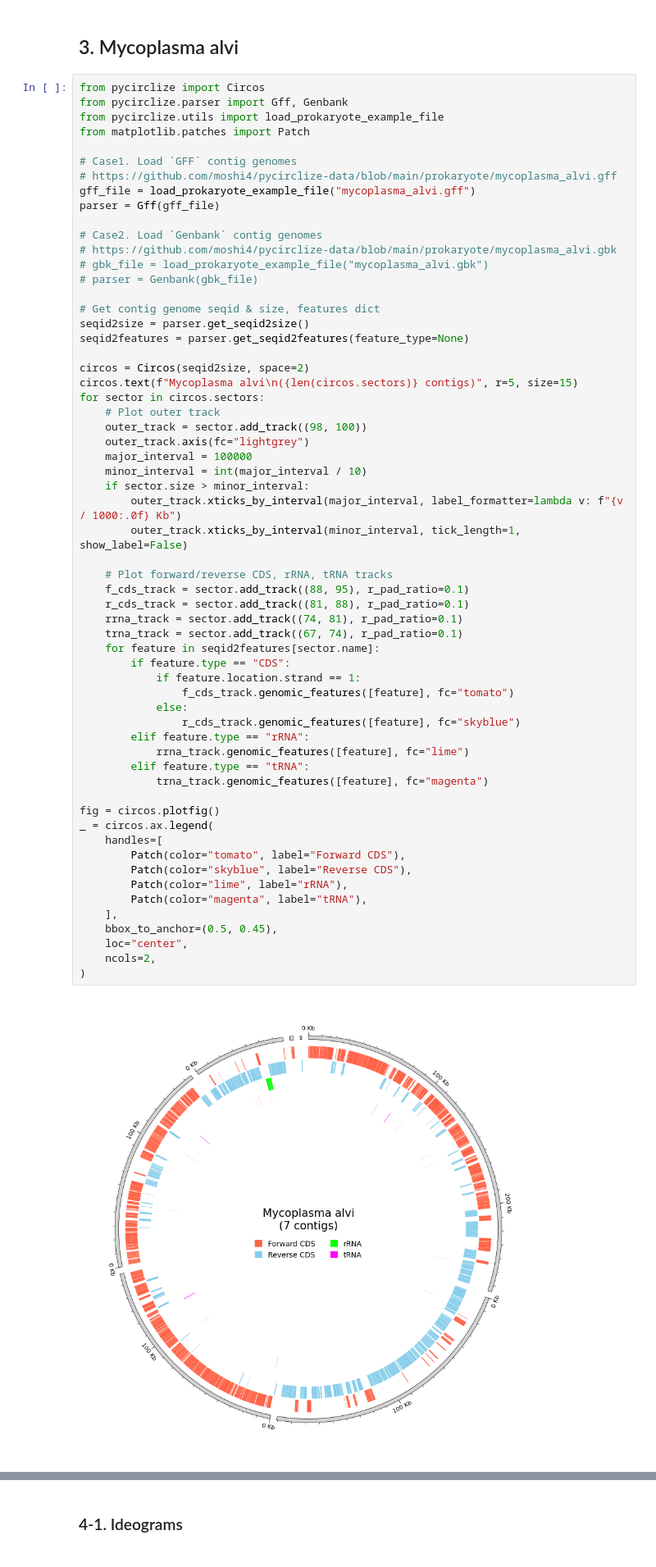
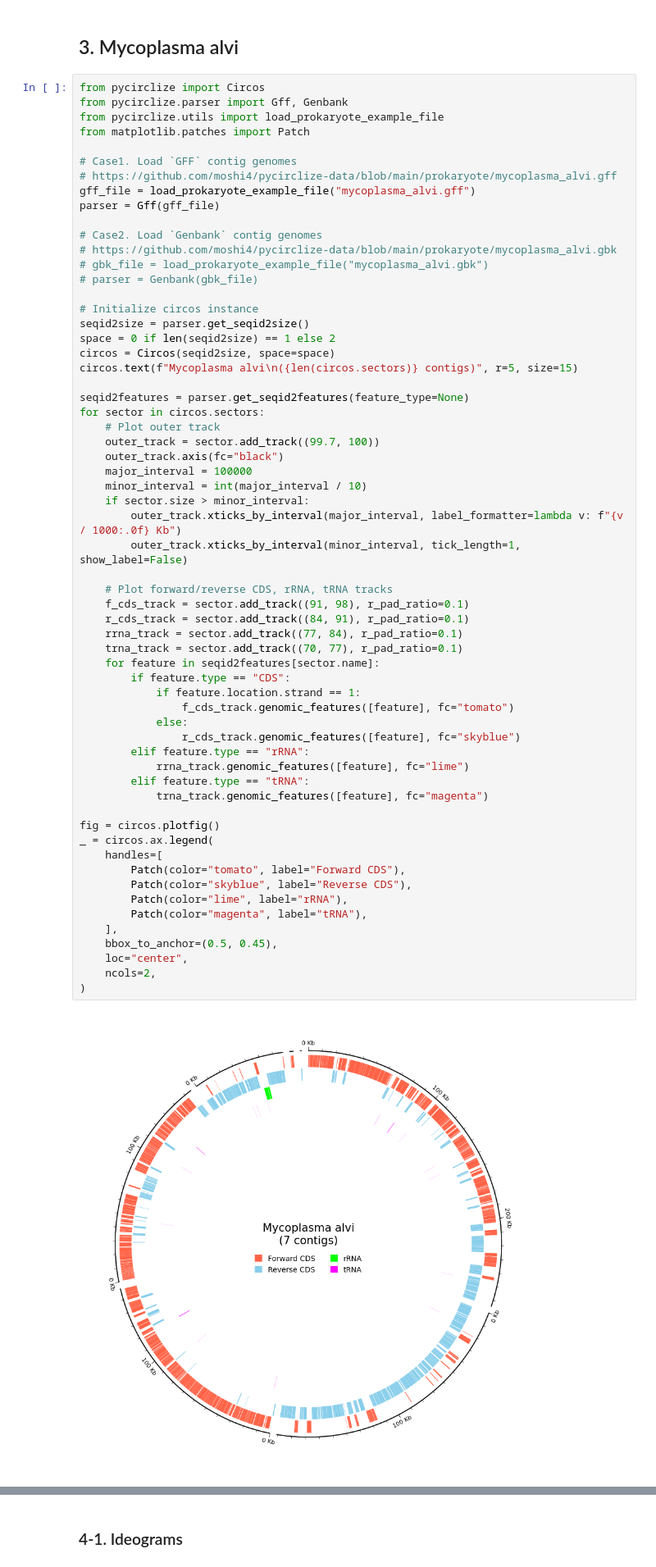
Before and after one commit to moshi4/pyCirclize, a Jupyter notebook: docs/circos_plot.ipynb, the cells around one changed output, grey strips where cells are left out. Shown at 82% size. Cells and saved outputs as stored; diff of their text form.

```diff
--- a/docs/circos_plot.ipynb
+++ b/docs/circos_plot.ipynb
@@ -167,52 +182,53 @@ parser = Gff(gff_file)
 # gbk_file = load_prokaryote_example_file("mycoplasma_alvi.gbk")
 # parser = Genbank(gbk_file)
 
-# Get contig genome seqid & size, features dict
+# Initialize circos instance
 seqid2size = parser.get_seqid2size()
+space = 0 if len(seqid2size) == 1 else 2
+circos = Circos(seqid2size, space=space)
+circos.text(f"Mycoplasma alvi\n({len(circos.sectors)} contigs)", r=5, size=15)
+
 seqid2features = parser.get_seqid2features(feature_type=None)
-
-circos = Circos(seqid2size, space=2)
-circos.text(f"Mycoplasma alvi\n({len(circos.sectors)} contigs)", r=5, size=15)
 for sector in circos.sectors:
     # Plot outer track
-    outer_track = sector.add_track((98, 100))
-    outer_track.axis(fc="lightgrey")
+    outer_track = sector.add_track((99.7, 100))
+    outer_track.axis(fc="black")
     major_interval = 100000
     minor_interval = int(major_interval / 10)
     if sector.size > minor_interval:
         outer_track.xticks_by_interval(major_interval, label_formatter=lambda v: f"{v / 1000:.0f} Kb")
         outer_track.xticks_by_interval(minor_interval, tick_length=1, show_label=False)
 
     # Plot forward/reverse CDS, rRNA, tRNA tracks
-    f_cds_track = sector.add_track((88, 95), r_pad_ratio=0.1)
-    r_cds_track = sector.add_track((81, 88), r_pad_ratio=0.1)
-    rrna_track = sector.add_track((74, 81), r_pad_ratio=0.1)
-    trna_track = sector.add_track((67, 74), r_pad_ratio=0.1)
+    f_cds_track = sector.add_track((91, 98), r_pad_ratio=0.1)
+    r_cds_track = sector.add_track((84, 91), r_pad_ratio=0.1)
+    rrna_track = sector.add_track((77, 84), r_pad_ratio=0.1)
+    trna_track = sector.add_track((70, 77), r_pad_ratio=0.1)
     for feature in seqid2features[sector.name]:
         if feature.type == "CDS":
             if feature.location.strand == 1:
                 f_cds_track.genomic_features([feature], fc="tomato")
             else:
                 r_cds_track.genomic_features([feature], fc="skyblue")
         elif feature.type == "rRNA":
             rrna_track.genomic_features([feature], fc="lime")
         elif feature.type == "tRNA":
             trna_track.genomic_features([feature], fc="magenta")
 
 fig = circos.plotfig()
 _ = circos.ax.legend(
     handles=[
         Patch(color="tomato", label="Forward CDS"),
         Patch(color="skyblue", label="Reverse CDS"),
         Patch(color="lime", label="rRNA"),
         Patch(color="magenta", label="tRNA"),
     ],
     bbox_to_anchor=(0.5, 0.45),
     loc="center",
     ncols=2,
 )
 # %% [output]
-[figure, old version]
+[figure, new version]
 # %% [markdown]
 ## 4. Homo sapiens (hg38)
 
```
Also changed, not shown: parts of 3 cells of this notebook, 5 other files.
